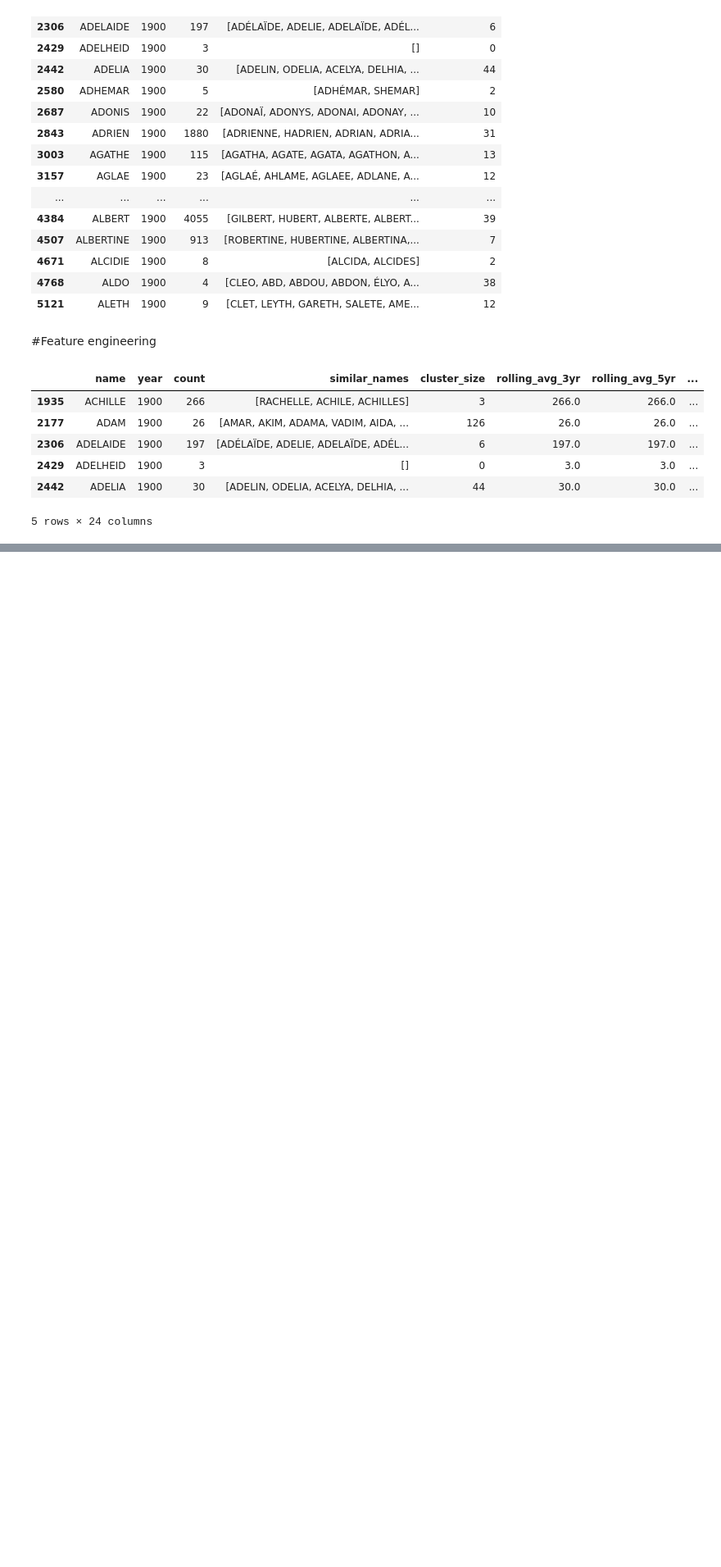
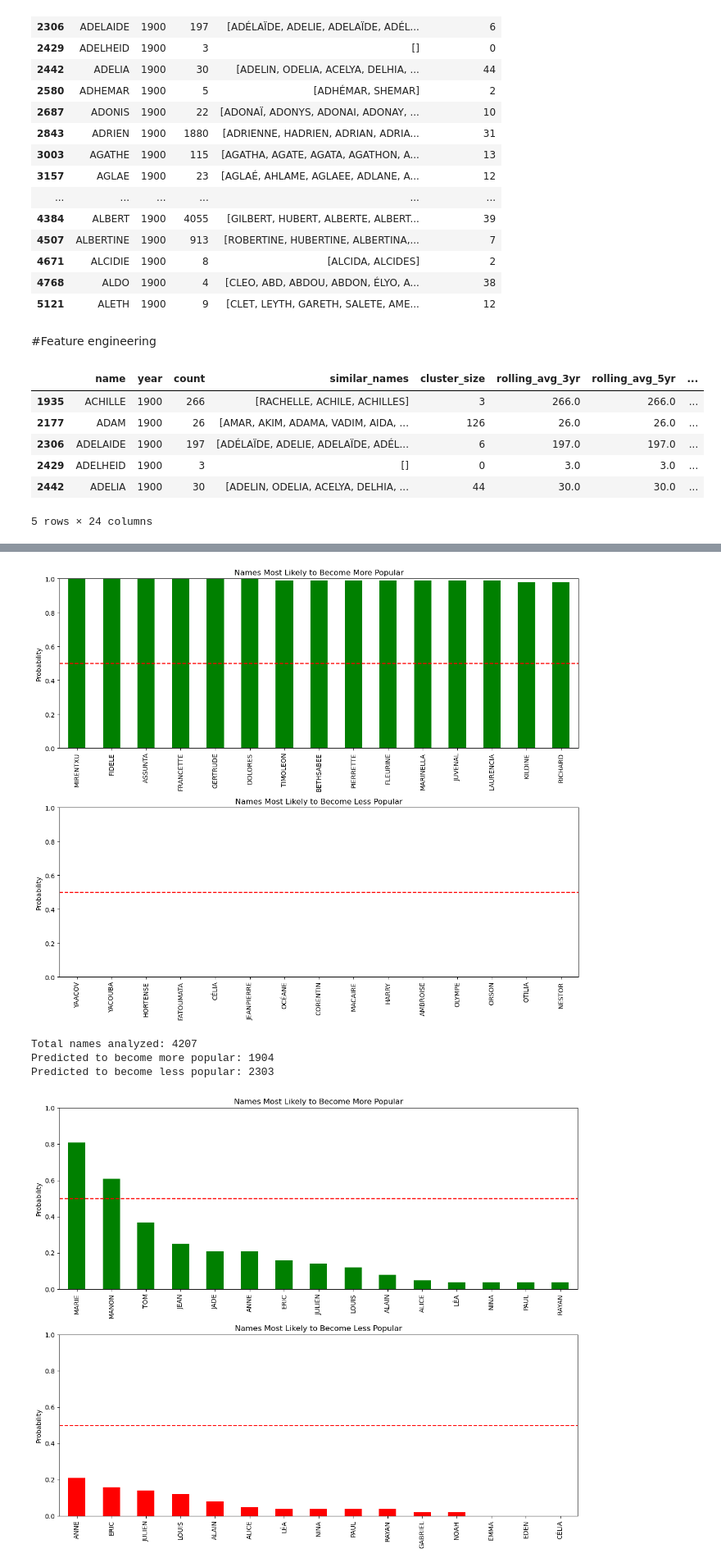
Before and after one commit to Beg1nner4ever/name_cluster, a Jupyter notebook: name_notebook_2.ipynb, the cells around one changed output, grey strips where cells are left out. Shown at 82% size. Drawn from its saved outputs; the diff is of its cells as text; code cells hidden in the pictures; blank space fills up the shorter version.

```diff
--- a/name_notebook_2.ipynb
+++ b/name_notebook_2.ipynb
@@ -366,0 +403,3 @@ test.tail()
+# %%
+target = create_target_variable(test, prediction_window=10)
+target.head()
@@ -366,0 +850,8 @@ test.tail()
+# %%
+# After generating features with the feature engineering code
+
+
+# Create the binary target variable (yes/no for more popular in 10 years)
+df_with_target = create_binary_target(target, prediction_window=10)
+print("Finished creating binary target variable.")
+# Train the classifier
@@ -366,0 +860,6 @@ test.tail()
+# %%
+most_recent_year = target['year'].max()
+recent_data = target[target['year'] == most_recent_year]
+sorted_data = recent_data.sort_values('count', ascending=False)
+top_20_names = sorted_data['name'].head(20).tolist()
+top_20_names
@@ -366,0 +887,12 @@ test.tail()
+# %%
+model, metrics, feature_importance = train_popularity_classifier(df_with_target)
+print("Finished training the classifier.")
+# Print evaluation metrics
+print(f"Accuracy: {metrics['accuracy']:.2f}")
+print(f"F1 Score: {metrics['f1']:.2f}")
+
+# See which features are most important
+print("Top 5 most important features:")
+print(feature_importance.head(5))
+
+# Make predictions for all names in the most recent year
@@ -366,0 +915,17 @@ test.tail()
+# %%
+predictions = predict_future_popularity(model, df_with_target)
+
+# Visualize the results
+visualize_popularity_predictions(predictions)
+
+# Make prediction for a specific name
+name_prediction = predict_future_popularity(model, df_with_target, name=top_20_names)
+visualize_popularity_predictions(name_prediction)
+
+print(name_prediction)
+# %% [output]
+[figure, added]
+Total names analyzed: 4207
+Predicted to become more popular: 1904
+Predicted to become less popular: 2303
+[figure, added]
```
Also changed, not shown: parts of 13 cells of this notebook.
